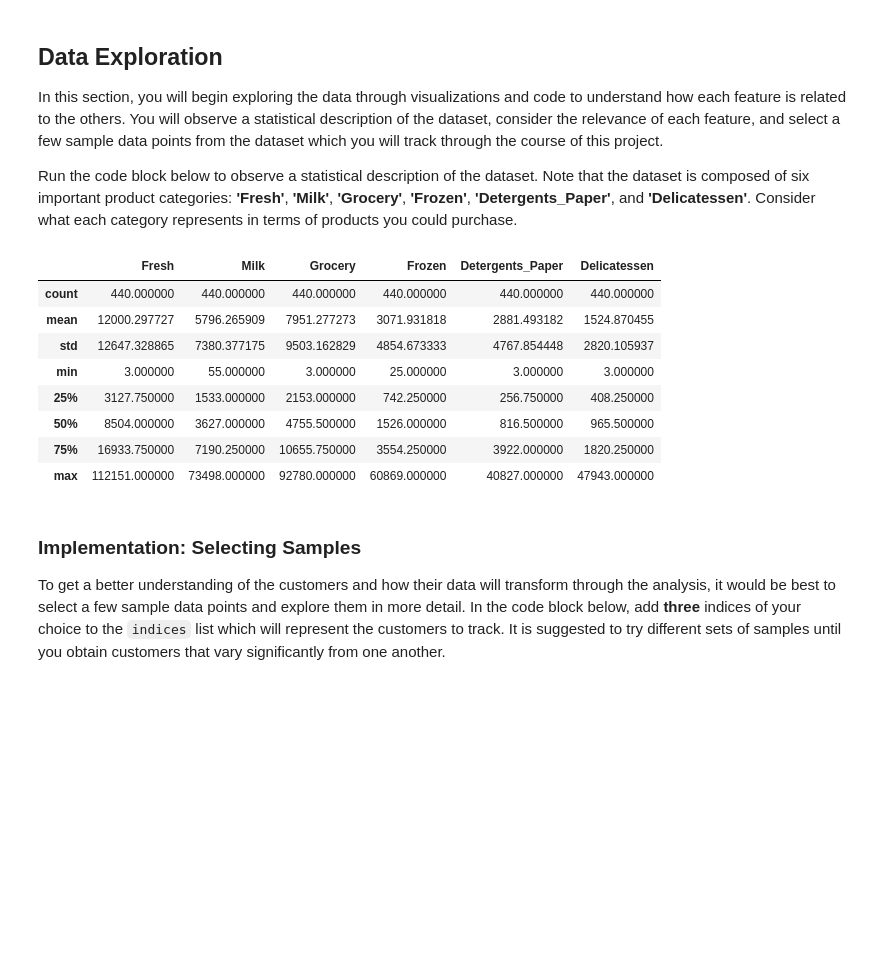
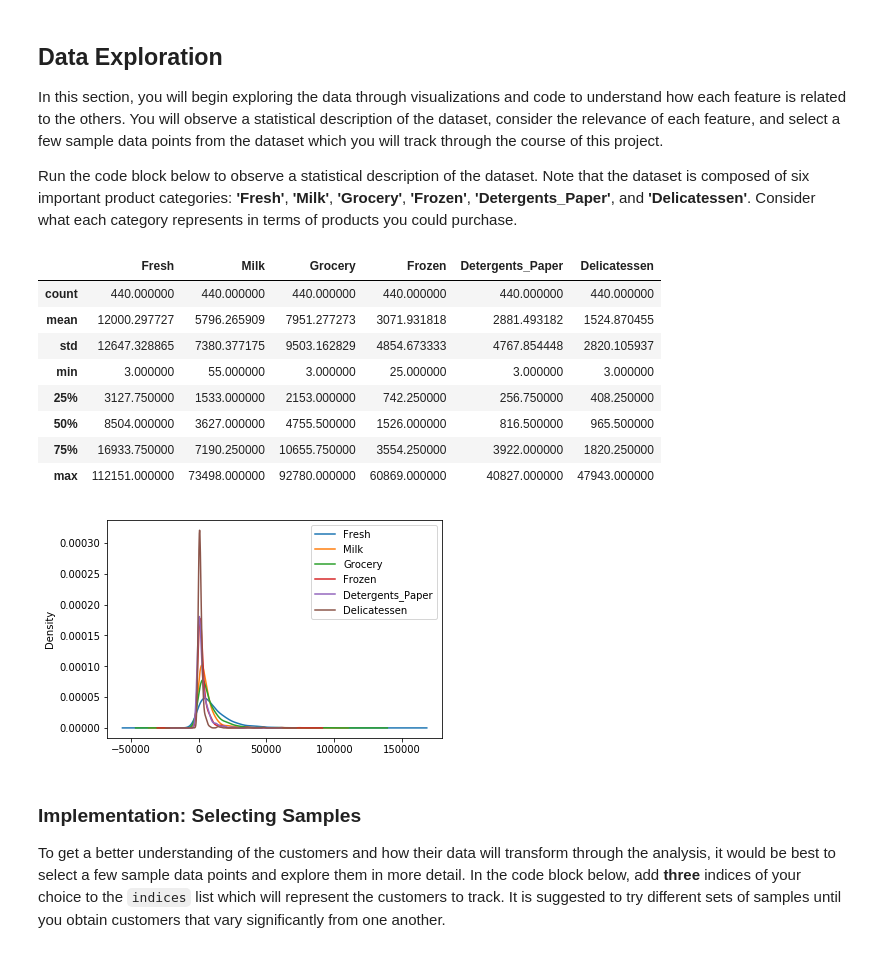
Before and after one commit to nh4134/customer_segments, a Jupyter notebook: customer_segments.ipynb, the cells around one changed output. Cells and saved outputs as stored; diff of their text form; code cells hidden in the pictures; blank space fills up the shorter version.

```diff
--- a/customer_segments.ipynb
+++ b/customer_segments.ipynb
@@ -44,17 +44,19 @@ In this section, you will begin exploring the data through visualizations and co
 Run the code block below to observe a statistical description of the dataset. Note that the dataset is composed of six important product categories: **'Fresh'**, **'Milk'**, **'Grocery'**, **'Frozen'**, **'Detergents_Paper'**, and **'Delicatessen'**. Consider what each category represents in terms of products you could purchase.
 # %%
 # Display a description of the dataset
+data.plot.kde()
 display(data.describe())
 # %% [output]
 |  | Fresh | Milk | Grocery | Frozen | Detergents_Paper | Delicatessen |
 | count | 440.000000 | 440.000000 | 440.000000 | 440.000000 | 440.000000 | 440.000000 |
 | mean | 12000.297727 | 5796.265909 | 7951.277273 | 3071.931818 | 2881.493182 | 1524.870455 |
 | std | 12647.328865 | 7380.377175 | 9503.162829 | 4854.673333 | 4767.854448 | 2820.105937 |
 | min | 3.000000 | 55.000000 | 3.000000 | 25.000000 | 3.000000 | 3.000000 |
 | 25% | 3127.750000 | 1533.000000 | 2153.000000 | 742.250000 | 256.750000 | 408.250000 |
 | 50% | 8504.000000 | 3627.000000 | 4755.500000 | 1526.000000 | 816.500000 | 965.500000 |
 | 75% | 16933.750000 | 7190.250000 | 10655.750000 | 3554.250000 | 3922.000000 | 1820.250000 |
 | max | 112151.000000 | 73498.000000 | 92780.000000 | 60869.000000 | 40827.000000 | 47943.000000 |
+[figure, added]
 # %% [markdown]
 ### Implementation: Selecting Samples
 To get a better understanding of the customers and how their data will transform through the analysis, it would be best to select a few sample data points and explore them in more detail. In the code block below, add **three** indices of your choice to the `indices` list which will represent the customers to track. It is suggested to try different sets of samples until you obtain customers that vary significantly from one another.
```
Also changed, not shown: parts of 6 cells of this notebook, 1 other file.
